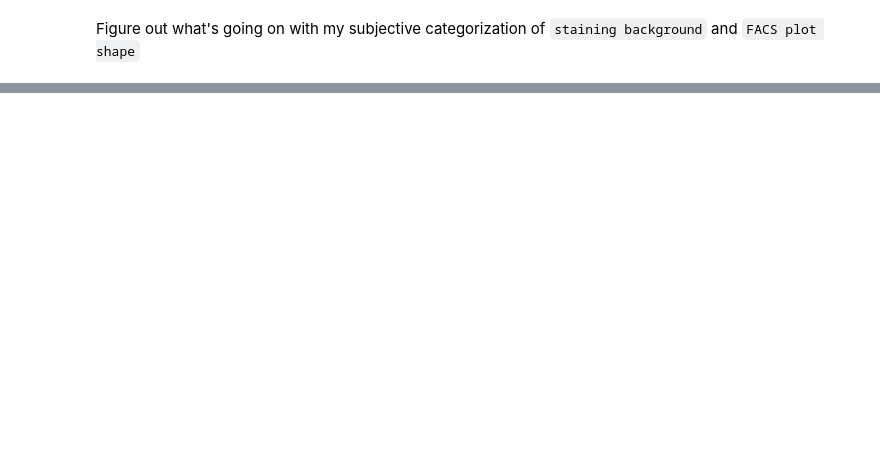
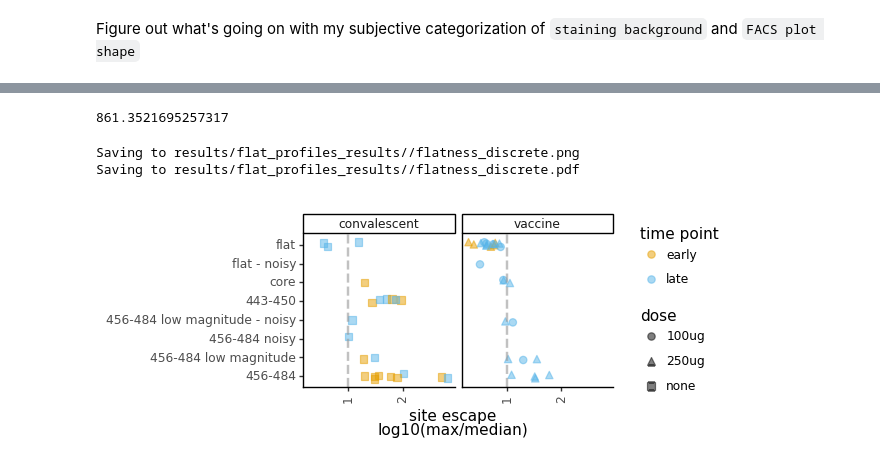
Before and after one commit to jbloomlab/SARS-CoV-2-RBD_MAP_Moderna, a Jupyter notebook: experimental_data/flat_profiles.ipynb, the cells around one changed output, grey strips where cells are left out. Drawn from its saved outputs; the diff is of its cells as text; code cells hidden in the pictures; blank space fills up the shorter version.

Commit message:
metric for flatness

```diff
--- a/experimental_data/flat_profiles.ipynb
+++ b/experimental_data/flat_profiles.ipynb
@@ -354,0 +283,7 @@ display(SVG(final_svg))
+# %%
+escape_fracs_file = os.path.join('..', global_config['escape_fracs'])
+escape_fracs = pd.read_csv(escape_fracs_file).query('library == "average"')
+
+escape_metrics = [global_config['site_metric'], global_config['mut_metric']]
+
+display(HTML(escape_fracs.head().to_html(index=False)))
@@ -354,0 +327,13 @@ display(SVG(final_svg))
+# %%
+metadata_escape = (metadata
+                   .merge(escape_fracs_df,
+                          how='left',
+                          on='sample',
+                          validate='one_to_one'
+                         )
+                   .fillna(value={'dose':'none'})
+                   .assign(subjectively_flat=lambda x: x['escape map'].isin(['flat', 'flat - noisy']))
+                  )
+
+
+display(HTML(metadata_escape.tail().to_html(index=False)))
@@ -354,0 +347,29 @@ display(SVG(final_svg))
+# %%
+metadata_escape['max_over_median'].max()
+# %% [output]
+861.3521695257317
+# %%
+p = (ggplot(metadata_escape) +
+     aes('max_over_median_log10', 'escape map', color='time_category', shape='dose') +
+     geom_jitter(size=2.5, alpha=0.5, width=0.15, height=0.15, random_state=0) +
+     theme_classic() +
+     theme(axis_text_x=element_text(angle=90),
+           figure_size=(4,2),
+          )+
+     facet_wrap('~sample_type')+
+     scale_color_manual(values=CBPALETTE[1:], name='time point')+
+     geom_vline(xintercept=1, linetype='dashed', size=1,alpha=0.6, color=CBPALETTE[0])+
+     xlab('site escape\nlog10(max/median)')+
+     ylab('')
+    )
+
+_ = p.draw()
+
+for filetype in ['png', 'pdf']:
+    plotfile = f'{resultsdir}/flatness_discrete.{filetype}'
+    print(f"Saving to {plotfile}")
+    p.save(plotfile, verbose=False)
+# %% [output]
+Saving to results/flat_profiles_results//flatness_discrete.png
+Saving to results/flat_profiles_results//flatness_discrete.pdf
+[figure, added]
```
Also changed, not shown: parts of 15 cells of this notebook, 19 other files.
